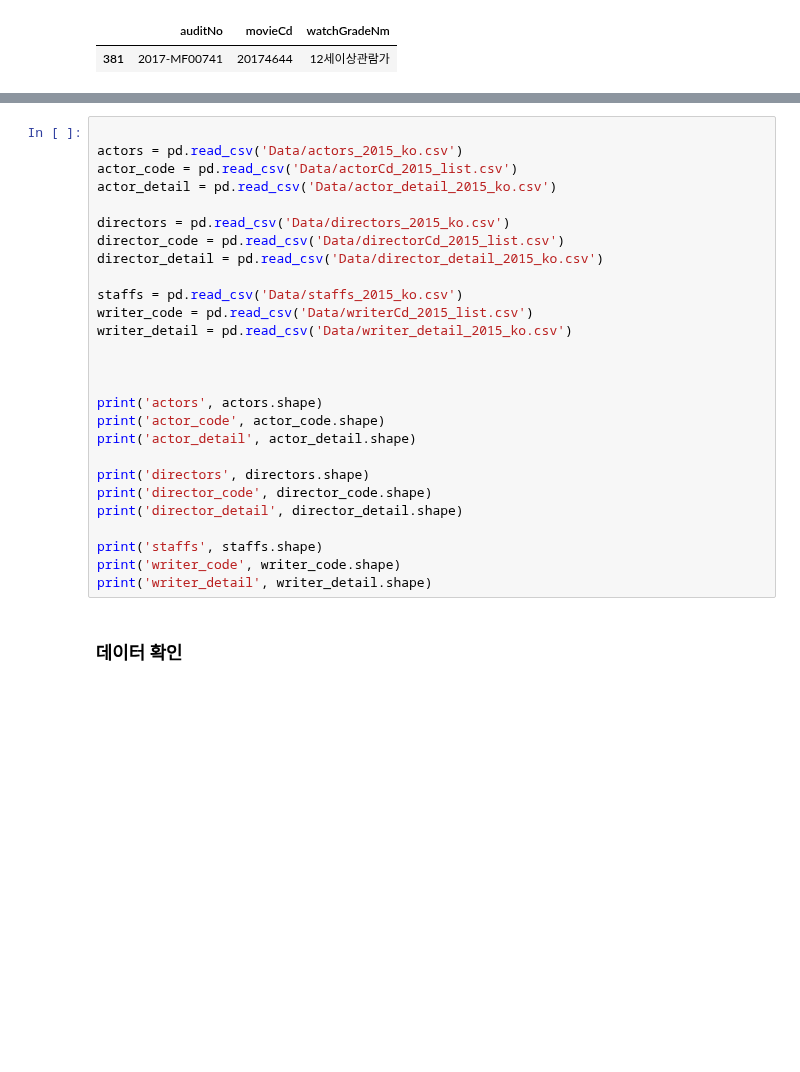
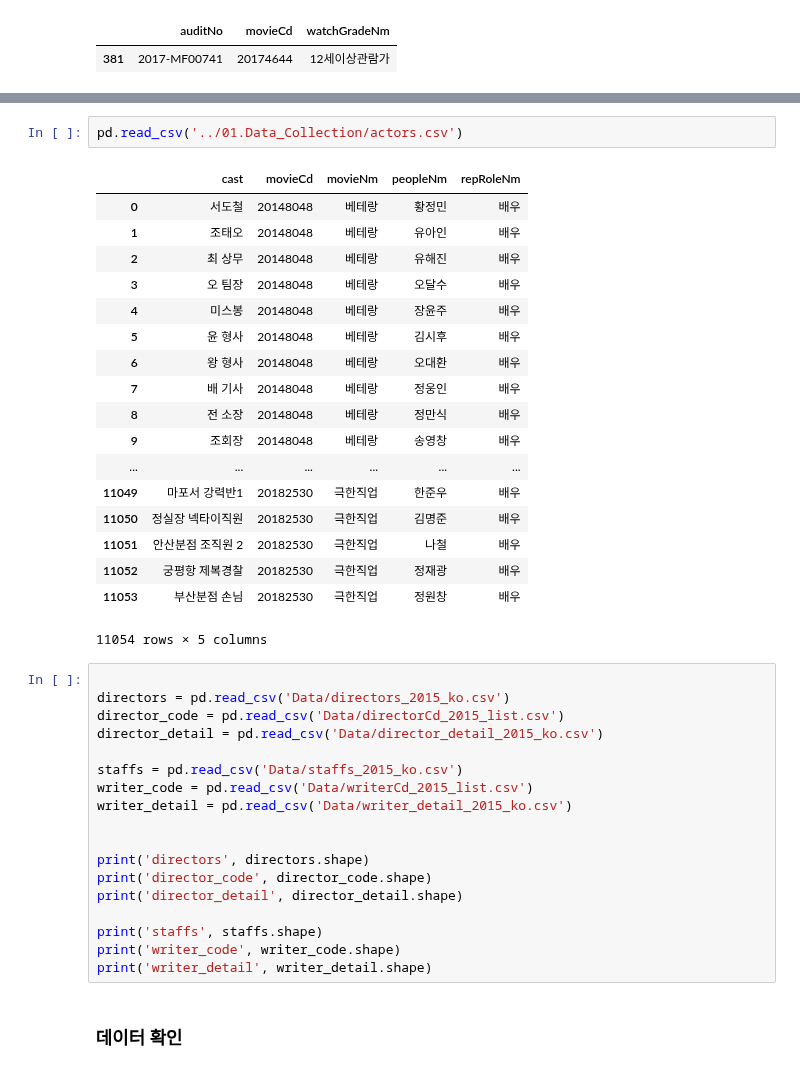
Before and after one commit to kim4pb/Female-led-Korean-Films, a Jupyter notebook: 02.EDA/Data_Concat.ipynb, the cells around one changed output, grey strips where cells are left out. Drawn from its saved outputs; the diff is of its cells as text; blank space fills up the shorter version.

```diff
--- a/02.EDA/Data_Concat.ipynb
+++ b/02.EDA/Data_Concat.ipynb
@@ -113,8 +173,25 @@ pd.read_csv('Data/audits.csv').sample()
+# %%
+pd.read_csv('../01.Data_Collection/actors.csv')
+# %% [output]
+|  | cast | movieCd | movieNm | peopleNm | repRoleNm |
+| 0 | 서도철 | 20148048 | 베테랑 | 황정민 | 배우 |
+| 1 | 조태오 | 20148048 | 베테랑 | 유아인 | 배우 |
+| 2 | 최 상무 | 20148048 | 베테랑 | 유해진 | 배우 |
+| 3 | 오 팀장 | 20148048 | 베테랑 | 오달수 | 배우 |
+| 4 | 미스봉 | 20148048 | 베테랑 | 장윤주 | 배우 |
+| 5 | 윤 형사 | 20148048 | 베테랑 | 김시후 | 배우 |
+| 6 | 왕 형사 | 20148048 | 베테랑 | 오대환 | 배우 |
+| 7 | 배 기사 | 20148048 | 베테랑 | 정웅인 | 배우 |
+| 8 | 전 소장 | 20148048 | 베테랑 | 정만식 | 배우 |
+| 9 | 조회장 | 20148048 | 베테랑 | 송영창 | 배우 |
+| ... | ... | ... | ... | ... | ... |
+| 11049 | 마포서 강력반1 | 20182530 | 극한직업 | 한준우 | 배우 |
+| 11050 | 정실장 넥타이직원 | 20182530 | 극한직업 | 김명준 | 배우 |
+| 11051 | 안산분점 조직원 2 | 20182530 | 극한직업 | 나철 | 배우 |
+| 11052 | 궁평항 제복경찰 | 20182530 | 극한직업 | 정재광 | 배우 |
+| 11053 | 부산분점 손님 | 20182530 | 극한직업 | 정원창 | 배우 |
+11054 rows × 5 columns
 # %%
-
-actors = pd.read_csv('Data/actors_2015_ko.csv')
-actor_code = pd.read_csv('Data/actorCd_2015_list.csv')
-actor_detail = pd.read_csv('Data/actor_detail_2015_ko.csv')
 
 directors = pd.read_csv('Data/directors_2015_ko.csv')
 director_code = pd.read_csv('Data/directorCd_2015_list.csv')
@@ -125,11 +202,6 @@ writer_code = pd.read_csv('Data/writerCd_2015_list.csv')
 writer_detail = pd.read_csv('Data/writer_detail_2015_ko.csv')
 
 
-
-print('actors', actors.shape)
-print('actor_code', actor_code.shape)
-print('actor_detail', actor_detail.shape)
-
 print('directors', directors.shape)
 print('director_code', director_code.shape)
 print('director_detail', director_detail.shape)
```
Also changed, not shown: parts of 3 cells of this notebook, 3 other files.
